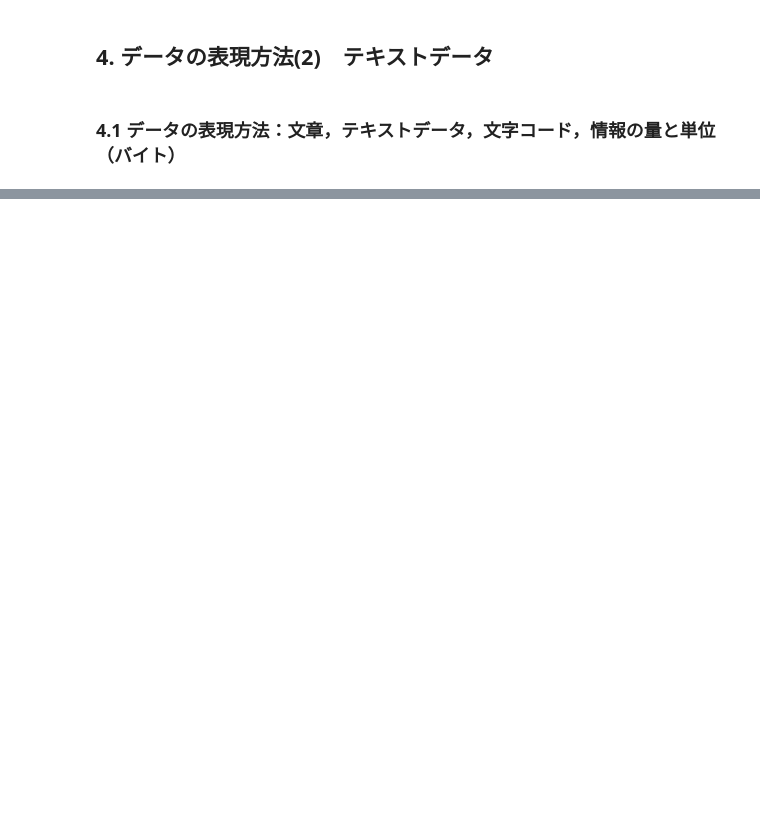
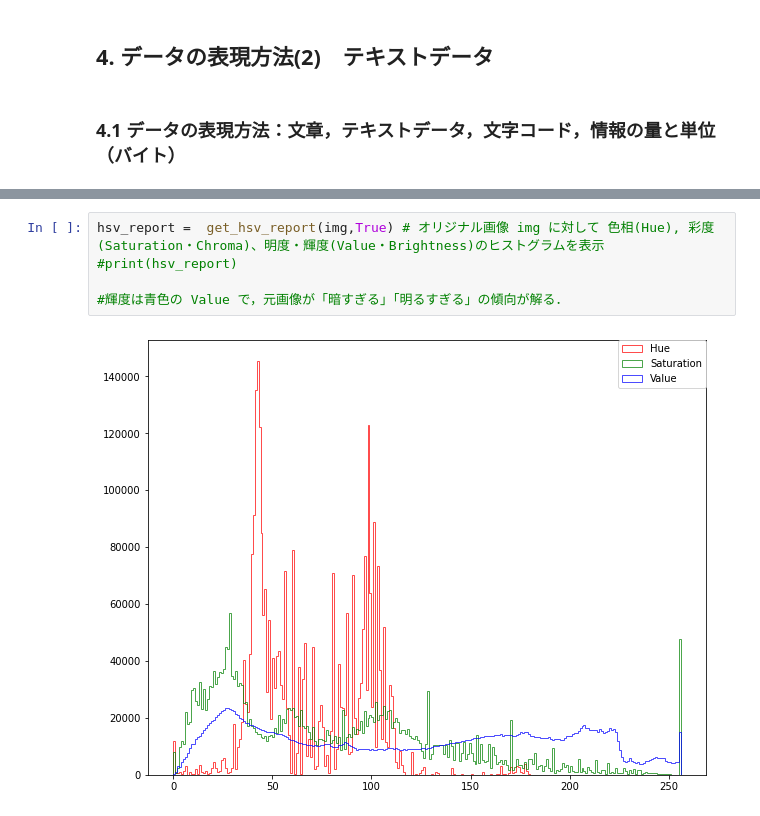
Before and after one commit to MDASH-shinshu/MDASH-T-DE, a Jupyter notebook: 2/2_data_expression_colab.ipynb, the cells around one changed output, grey strips where cells are left out. Saved outputs shown, nothing was run; the diff lists cells and outputs as text; blank space fills up the shorter version.

```diff
--- a/2/2_data_expression_colab.ipynb
+++ b/2/2_data_expression_colab.ipynb
@@ -610,0 +798,7 @@ nx.draw_networkx(graph3, pos3, node_color='darkseagreen') # mathplot経由でグ
+# %%
+hsv_report =  get_hsv_report(img,True) # オリジナル画像 img に対して 色相(Hue), 彩度(Saturation・Chroma)、明度・輝度(Value・Brightness)のヒストグラムを表示
+#print(hsv_report)
+
+#輝度は青色の Value で，元画像が「暗すぎる」「明るすぎる」の傾向が解る．
+# %% [output]
+[figure, added]
```
Also changed, not shown: parts of 101 cells of this notebook.
